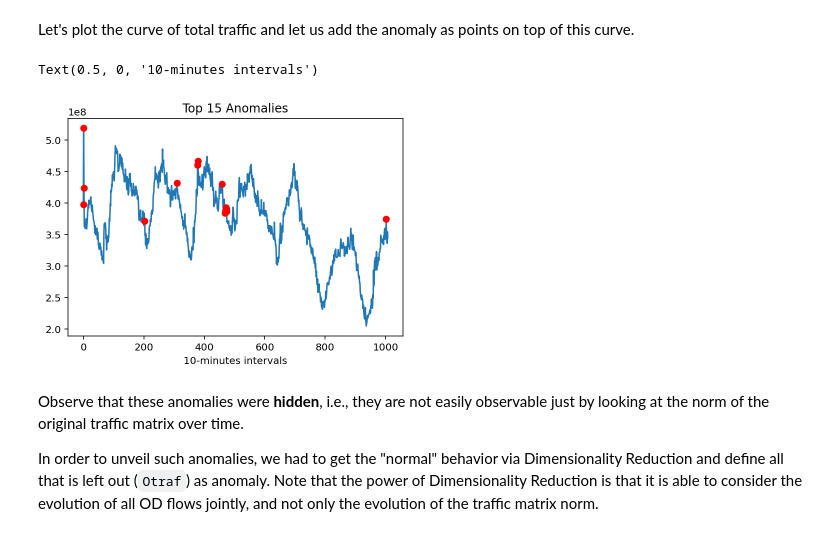
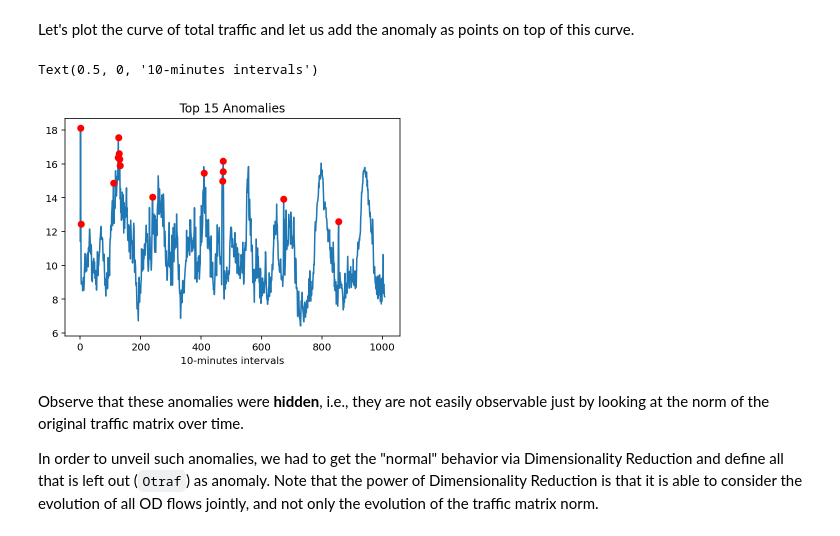
Before and after one commit to andreaaraldo/mining-low-dim-network-data, a Jupyter notebook: BarcelonaCourse.ipynb, the cells around one changed output. Saved outputs shown, nothing was run; the diff lists cells and outputs as text; code cells hidden in the pictures.

```diff
--- a/BarcelonaCourse.ipynb
+++ b/BarcelonaCourse.ipynb
@@ -63,8 +61,8 @@ We know from the description of the dataset, that each sample represents a perio
 # %%
 dates = pd.date_range('9/1/2003',freq='10min',periods=1008)
 
-Atraf.index = dates
-Atraf
+Xtraf_orig.index = dates
+Xtraf_orig
 # %% [output]
 |  | ATLA-ATLA | ATLA-CHIN | ATLA-DNVR | ATLA-HSTN | ATLA-IPLS | ATLA-KSCY | ATLA-LOSA | ATLA-NYCM | ATLA-SNVA | ... |
 | 2003-09-01 00:00:00 | 8466132.0 | 29346537.0 | 15792104.0 | 3646187.0 | 21756443.0 | 10792818.0 | 14220940.0 | 25014340.0 | 13677284.0 | ... |
@@ -92,18 +80,24 @@ To know more about scaling and dimensionality reduction, check Sec.11.5 of [11].
+# %%
+scaler = StandardScaler()
+Xtraf = scaler.fit_transform(Xtraf_orig)
 # %% [markdown]
 *Araldo*:
 The function `np.linalg.svd(..)` performs Singular Value Decomposition.
 # %%
-U,Sigma,Vt = np.linalg.svd(Atraf,full_matrices=False)
+U,Sigma,Vt = np.linalg.svd(Xtraf,full_matrices=False)
 
 print("The ", len(Sigma), " singular values are")
 print(Sigma)
 
+Sigma_squared = np.square(Sigma)
+
 ### Plotting
+print("\n The variances of the principal components are")
 fig = plt.figure(figsize=(9,6))
-plt.plot(range(1,1+len(Sigma)),Sigma)
-plt.xlabel(r'$k$',size=20)
-plt.ylabel(r'$\sigma_k$',size=20)
-plt.title(r'Singular Values of $\mathbf{A}$',size=20)
+plt.plot(range(1,1+len(Sigma_squared)),Sigma_squared)
+plt.xlabel(r'$r$',size=20)
+plt.ylabel(r'$\sigma_r^2$',size=20)
+plt.title(r'Variance of components of $\mathbf{X}$',size=20)
 print('')
 # %% [output]
 The  121  singular values are
@@ -210,15 +181,15 @@ This data consists of the number of bytes flowing between 121 origin-destination
 
 Rows (samples) are timebins, Columns are source-destination pairs.
 # %%
-k=6 # Number of components
+r=6 # Number of components
 
-U_k = U[:,0:k]
-Sigma_k = np.diag(Sigma[0:k])
-V_k_t = Vt[0:k,:]
+U_r = U[:,0:r]
+Sigma_r = np.diag(Sigma[0:r])
+V_r_t = Vt[0:r,:]
 
-Ntraf = np.dot(U_k, np.dot(Sigma_k, V_k_t) )
+Ntraf = np.dot(U_r, np.dot(Sigma_r, V_r_t) )
 
-Otraf = Atraf - Ntraf
+Otraf = Xtraf - Ntraf
 
 # For each time-slot, it quantifies the "amount of anormality"
 Onorm = np.linalg.norm(Otraf,axis=1)
@@ -227,7 +198,7 @@ Onorm = np.linalg.norm(Otraf,axis=1)
 ### Plotting
 plt.plot(Onorm)
 plt.xlabel('10-minutes intervals')
-plt.ylabel('Traffic')
+plt.ylabel('Anomaly score of the timeslot')
 plt.title(r'$\ell_2$ Norm of Anomalous Traffic')
 # %% [output]
 Text(0.5, 1.0, '$\\ell_2$ Norm of Anomalous Traffic')
@@ -242,17 +213,17 @@ Let's plot the curve of total traffic and let us add the anomaly as points on to
 # %%
 
 
 ### Plotting
-Anorm = np.linalg.norm(Atraf,axis=1)
-plt.plot(Anorm)
+Xnorm = np.linalg.norm(Xtraf,axis=1)
+plt.plot(Xnorm)
 
 # Them, plot a circle per each anomalous time interval
-plt.plot(anomalies,Anorm[anomalies],'ro')
+plt.plot(anomalies,Xnorm[anomalies],'ro')
 plt.title('Top 15 Anomalies')
 plt.xlabel('10-minutes intervals')
 # %% [output]
 Text(0.5, 0, '10-minutes intervals')
-[figure, old version]
+[figure, new version]
 # %% [markdown]
 Observe that these anomalies were **hidden**, i.e., they are not easily observable just by looking at the norm of the original traffic matrix over time.
 
```
Also changed, not shown: parts of 25 cells of this notebook.
